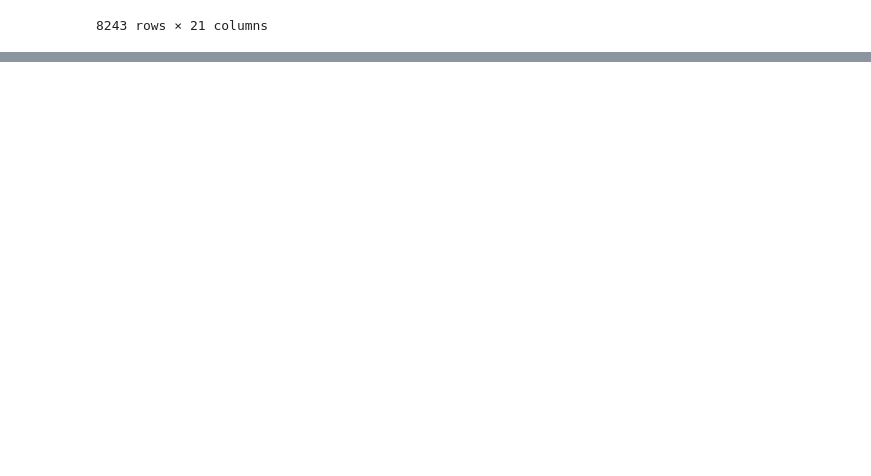
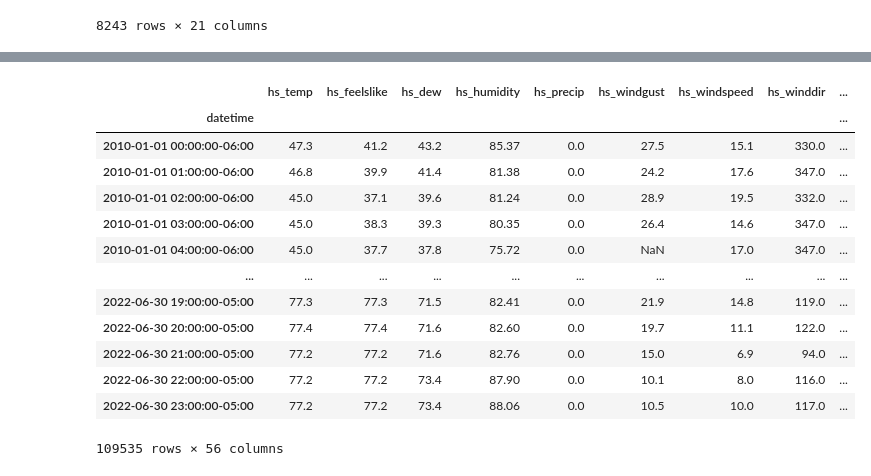
Before and after one commit to energy-demand-forecast/energy_demand_forecast, a Jupyter notebook: gregs_directory/gregs_scratchpad.ipynb, the cells around one changed output, grey strips where cells are left out. Saved outputs shown, nothing was run; the diff lists cells and outputs as text; code cells hidden in the pictures; blank space fills up the shorter version.

```diff
--- a/gregs_directory/gregs_scratchpad.ipynb
+++ b/gregs_directory/gregs_scratchpad.ipynb
@@ -432,0 +446,21 @@ df.to_csv('clean_weather_df.csv')
+# %%
+df2.datetime = pd.to_datetime(df2.datetime)
+# %%
+df2 = df2.set_index('datetime').tz_localize(tz='US/Central',ambiguous='infer')
+# %%
+df2
+# %% [output]
+|  | hs_temp | hs_feelslike | hs_dew | hs_humidity | hs_precip | hs_windgust | hs_windspeed | hs_winddir | ... |
+| datetime |  |  |  |  |  |  |  |  | ... |
+| 2010-01-01 00:00:00-06:00 | 47.3 | 41.2 | 43.2 | 85.37 | 0.0 | 27.5 | 15.1 | 330.0 | ... |
+| 2010-01-01 01:00:00-06:00 | 46.8 | 39.9 | 41.4 | 81.38 | 0.0 | 24.2 | 17.6 | 347.0 | ... |
+| 2010-01-01 02:00:00-06:00 | 45.0 | 37.1 | 39.6 | 81.24 | 0.0 | 28.9 | 19.5 | 332.0 | ... |
+| 2010-01-01 03:00:00-06:00 | 45.0 | 38.3 | 39.3 | 80.35 | 0.0 | 26.4 | 14.6 | 347.0 | ... |
+| 2010-01-01 04:00:00-06:00 | 45.0 | 37.7 | 37.8 | 75.72 | 0.0 | NaN | 17.0 | 347.0 | ... |
+| ... | ... | ... | ... | ... | ... | ... | ... | ... | ... |
+| 2022-06-30 19:00:00-05:00 | 77.3 | 77.3 | 71.5 | 82.41 | 0.0 | 21.9 | 14.8 | 119.0 | ... |
+| 2022-06-30 20:00:00-05:00 | 77.4 | 77.4 | 71.6 | 82.60 | 0.0 | 19.7 | 11.1 | 122.0 | ... |
+| 2022-06-30 21:00:00-05:00 | 77.2 | 77.2 | 71.6 | 82.76 | 0.0 | 15.0 | 6.9 | 94.0 | ... |
+| 2022-06-30 22:00:00-05:00 | 77.2 | 77.2 | 73.4 | 87.90 | 0.0 | 10.1 | 8.0 | 116.0 | ... |
+| 2022-06-30 23:00:00-05:00 | 77.2 | 77.2 | 73.4 | 88.06 | 0.0 | 10.5 | 10.0 | 117.0 | ... |
+109535 rows × 56 columns
```
Also changed, not shown: parts of 10 cells of this notebook, 2 other files.
